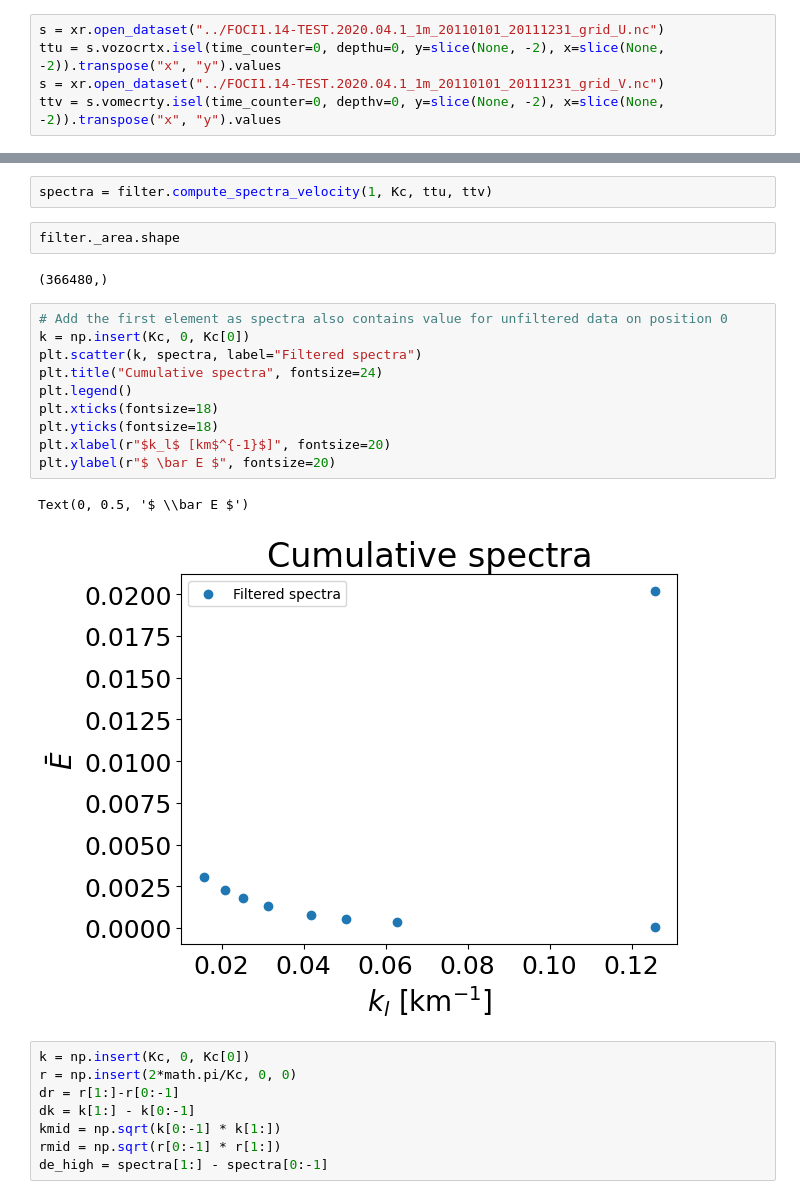
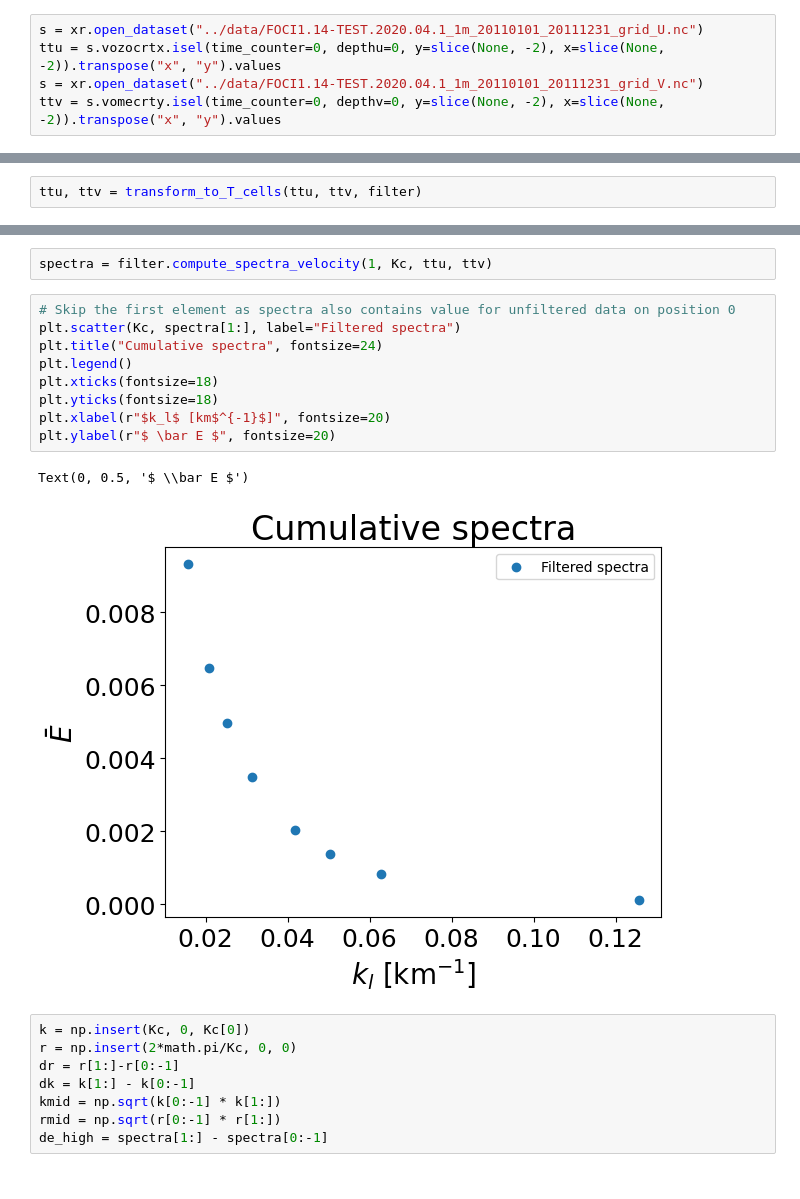
Before and after one commit to FESOM/implicit_filter, a Jupyter notebook: examples/nemo_example.ipynb, the cells around one changed output, grey strips where cells are left out. Saved outputs shown, nothing was run; the diff lists cells and outputs as text.

```diff
--- a/examples/nemo_example.ipynb
+++ b/examples/nemo_example.ipynb
@@ -12,9 +12,9 @@ import math
 
 Remember to exclude redundant data at the borders
 # %%
-s = xr.open_dataset("../FOCI1.14-TEST.2020.04.1_1m_20110101_20111231_grid_U.nc")
+s = xr.open_dataset("../data/FOCI1.14-TEST.2020.04.1_1m_20110101_20111231_grid_U.nc")
 ttu = s.vozocrtx.isel(time_counter=0, depthu=0, y=slice(None, -2), x=slice(None, -2)).transpose("x", "y").values
-s = xr.open_dataset("../FOCI1.14-TEST.2020.04.1_1m_20110101_20111231_grid_V.nc")
+s = xr.open_dataset("../data/FOCI1.14-TEST.2020.04.1_1m_20110101_20111231_grid_V.nc")
 ttv = s.vomecrty.isel(time_counter=0, depthv=0, y=slice(None, -2), x=slice(None, -2)).transpose("x", "y").values
 # %% [markdown]
 ### and NEMO mesh file path
@@ -52,2 +54,4 @@ Kc = 2 * math.pi / Kc
+# %%
+ttu, ttv = transform_to_T_cells(ttu, ttv, filter)
 # %%
 ttus, ttvs = filter.compute_velocity(1, Kc[-1], ttu, ttv) # Velocities are transformed to T cells
@@ -77,23 +79,18 @@ plt.colorbar()
 ### Now one can use compute spectra method to get the spectra directly
 # %%
 spectra = filter.compute_spectra_velocity(1, Kc, ttu, ttv)
-# %%
-filter._area.shape
-# %% [output]
-(366480,)
 # %%
-# Add the first element as spectra also contains value for unfiltered data on position 0
-k = np.insert(Kc, 0, Kc[0])
-plt.scatter(k, spectra, label="Filtered spectra")
+# Skip the first element as spectra also contains value for unfiltered data on position 0
+plt.scatter(Kc, spectra[1:], label="Filtered spectra")
 plt.title("Cumulative spectra", fontsize=24)
 plt.legend()
 plt.xticks(fontsize=18)
 plt.yticks(fontsize=18)
 plt.xlabel(r"$k_l$ [km$^{-1}$]", fontsize=20)
 plt.ylabel(r"$ \bar E $", fontsize=20)
 # %% [output]
 Text(0, 0.5, '$ \\bar E $')
-[figure, old version]
+[figure, new version]
 # %%
 k = np.insert(Kc, 0, Kc[0])
 r = np.insert(2*math.pi/Kc, 0, 0)
```
Also changed, not shown: parts of 8 cells of this notebook.
